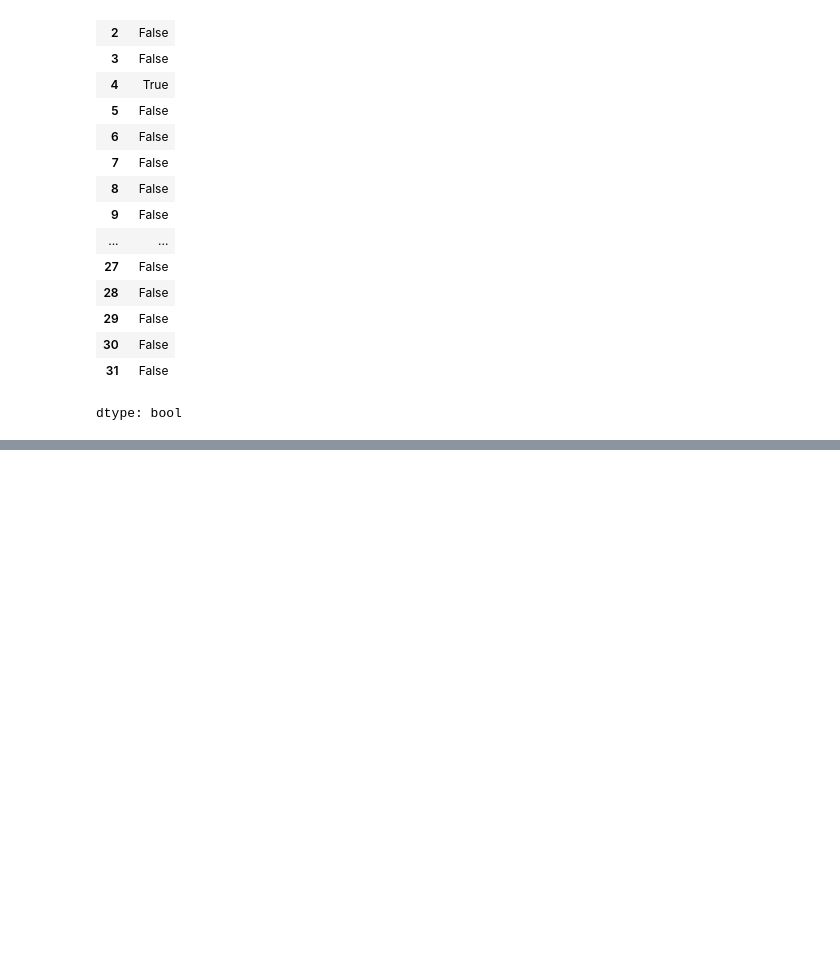
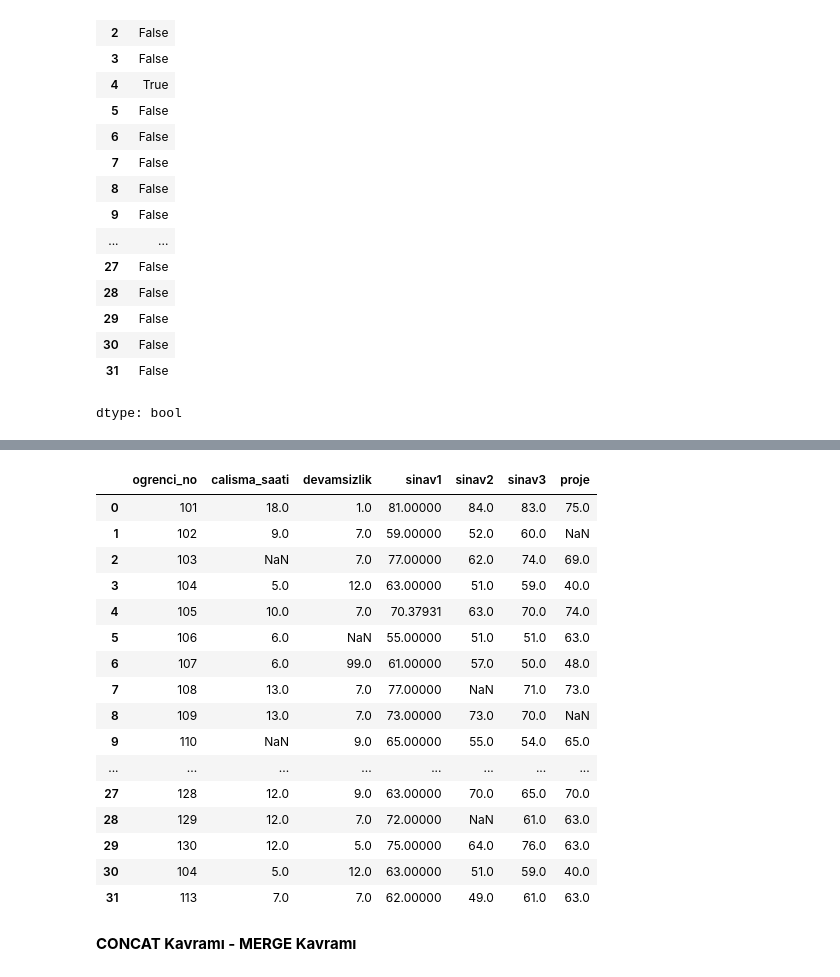
Before and after one commit to europecodingschool/ECS---VB---YZ---08.26, a Jupyter notebook: VB_YZ_Ders_5_.ipynb, the cells around one changed output, grey strips where cells are left out. Cells and saved outputs as stored; diff of their text form; code cells hidden in the pictures; blank space fills up the shorter version.

```diff
--- a/VB_YZ_Ders_5_.ipynb
+++ b/VB_YZ_Ders_5_.ipynb
@@ -512,0 +689,24 @@ dtype: bool
+# %%
+notlar_df["sinav1"] = notlar_df["sinav1"].fillna(notlar_df["sinav1"].mean() ) # tek bir sütunun eksik verilerini doldurma.
+# %%
+notlar_df
+# %% [output]
+|  | ogrenci_no | calisma_saati | devamsizlik | sinav1 | sinav2 | sinav3 | proje |
+| 0 | 101 | 18.0 | 1.0 | 81.00000 | 84.0 | 83.0 | 75.0 |
+| 1 | 102 | 9.0 | 7.0 | 59.00000 | 52.0 | 60.0 | NaN |
+| 2 | 103 | NaN | 7.0 | 77.00000 | 62.0 | 74.0 | 69.0 |
+| 3 | 104 | 5.0 | 12.0 | 63.00000 | 51.0 | 59.0 | 40.0 |
+| 4 | 105 | 10.0 | 7.0 | 70.37931 | 63.0 | 70.0 | 74.0 |
+| 5 | 106 | 6.0 | NaN | 55.00000 | 51.0 | 51.0 | 63.0 |
+| 6 | 107 | 6.0 | 99.0 | 61.00000 | 57.0 | 50.0 | 48.0 |
+| 7 | 108 | 13.0 | 7.0 | 77.00000 | NaN | 71.0 | 73.0 |
+| 8 | 109 | 13.0 | 7.0 | 73.00000 | 73.0 | 70.0 | NaN |
+| 9 | 110 | NaN | 9.0 | 65.00000 | 55.0 | 54.0 | 65.0 |
+| ... | ... | ... | ... | ... | ... | ... | ... |
+| 27 | 128 | 12.0 | 9.0 | 63.00000 | 70.0 | 65.0 | 70.0 |
+| 28 | 129 | 12.0 | 7.0 | 72.00000 | NaN | 61.0 | 63.0 |
+| 29 | 130 | 12.0 | 5.0 | 75.00000 | 64.0 | 76.0 | 63.0 |
+| 30 | 104 | 5.0 | 12.0 | 63.00000 | 51.0 | 59.0 | 40.0 |
+| 31 | 113 | 7.0 | 7.0 | 62.00000 | 49.0 | 61.0 | 63.0 |
+# %% [markdown]
+**CONCAT Kavramı - MERGE Kavramı**
```
Also changed, not shown: parts of 29 cells of this notebook.
